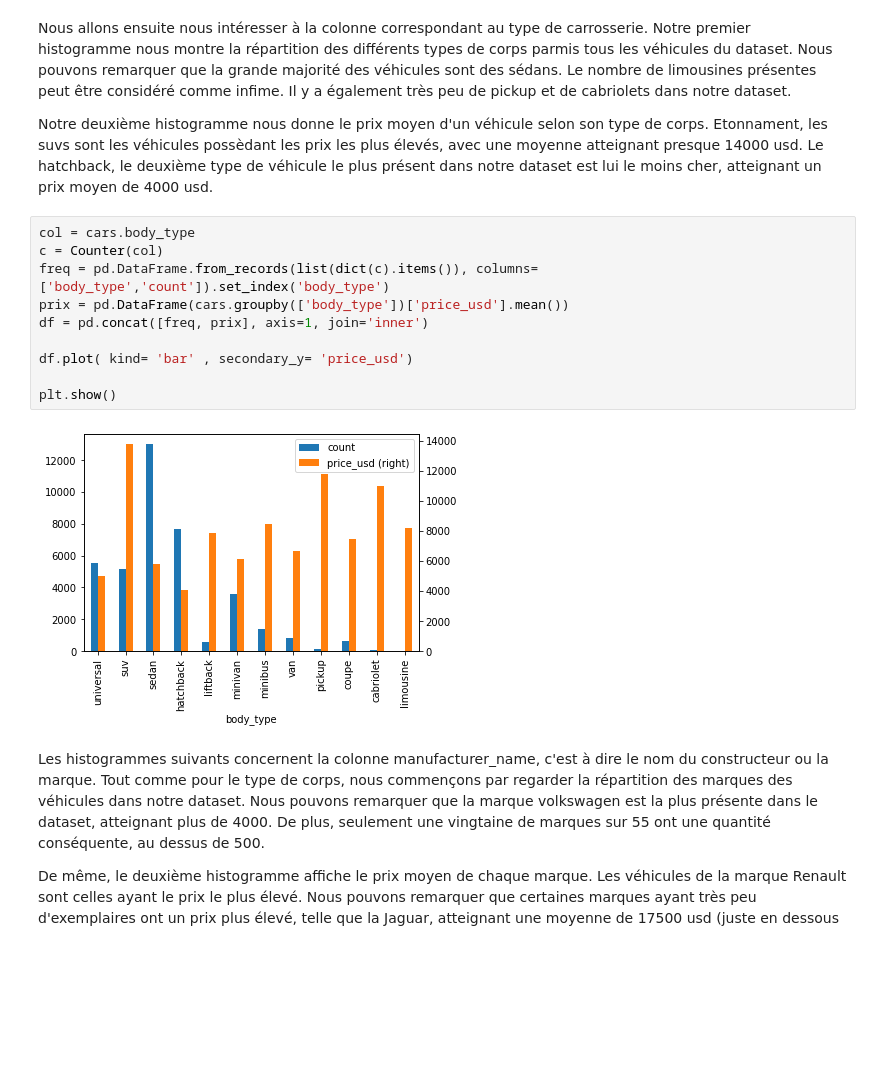
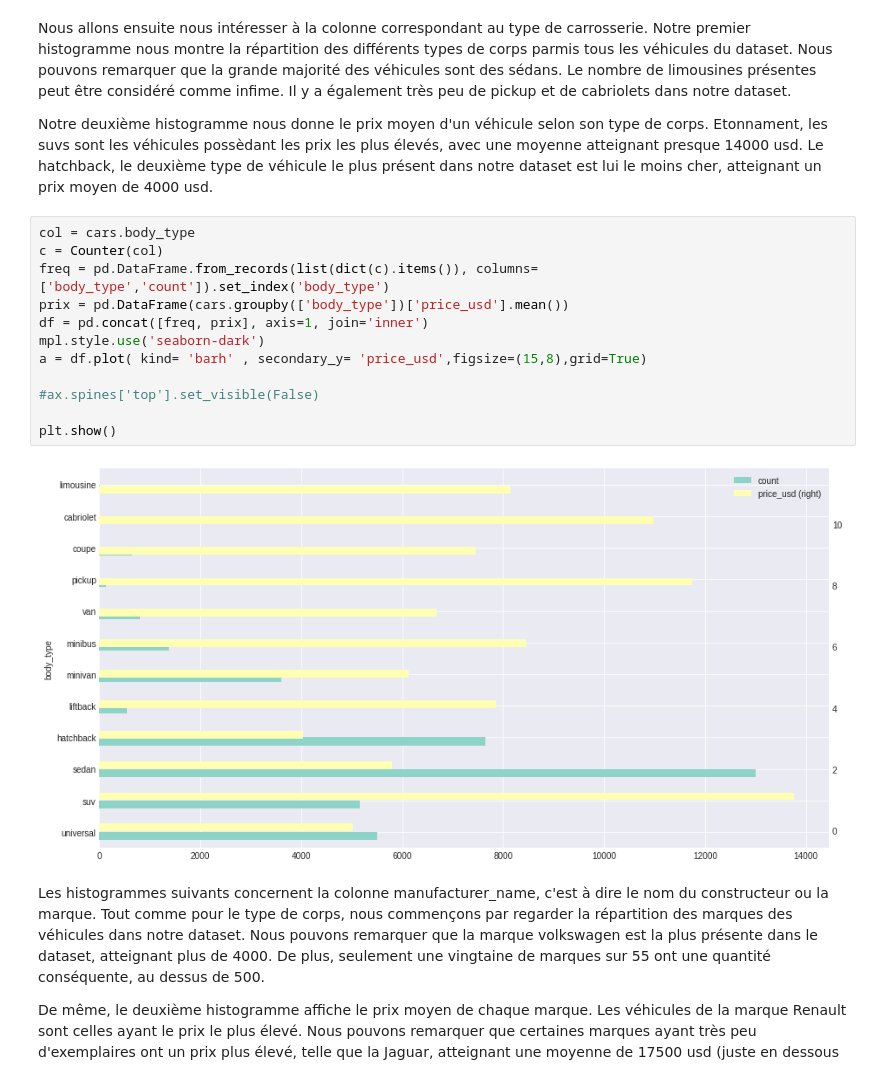
Before and after one commit to kerhogo/ias_cars, a Jupyter notebook: Visualisation.ipynb, the cells around one changed output. Drawn from its saved outputs; the diff is of its cells as text; blank space fills up the shorter version.

Commit message:
petite amelioration visuelle graphs

```diff
--- a/Visualisation.ipynb
+++ b/Visualisation.ipynb
@@ -74,15 +75,17 @@ Notre deuxième histogramme nous donne le prix moyen d'un véhicule selon son ty
 # %%
 col = cars.body_type
 c = Counter(col)
 freq = pd.DataFrame.from_records(list(dict(c).items()), columns=['body_type','count']).set_index('body_type')
 prix = pd.DataFrame(cars.groupby(['body_type'])['price_usd'].mean())
 df = pd.concat([freq, prix], axis=1, join='inner')
+mpl.style.use('seaborn-dark')
+a = df.plot( kind= 'barh' , secondary_y= 'price_usd',figsize=(15,8),grid=True)
 
-df.plot( kind= 'bar' , secondary_y= 'price_usd')
+#ax.spines['top'].set_visible(False)
 
 plt.show()
 # %% [output]
-[figure, old version]
+[figure, new version]
 # %% [markdown]
 Les histogrammes suivants concernent la colonne manufacturer_name, c'est à dire le nom du constructeur ou la marque.
 Tout comme pour le type de corps, nous commençons par regarder la répartition des marques des véhicules dans notre dataset. Nous pouvons remarquer que la marque volkswagen est la plus présente dans le dataset, atteignant plus de 4000. De plus, seulement une vingtaine de marques sur 55 ont une quantité conséquente, au dessus de 500.
```
Also changed, not shown: parts of 12 cells of this notebook, 1 other file.
